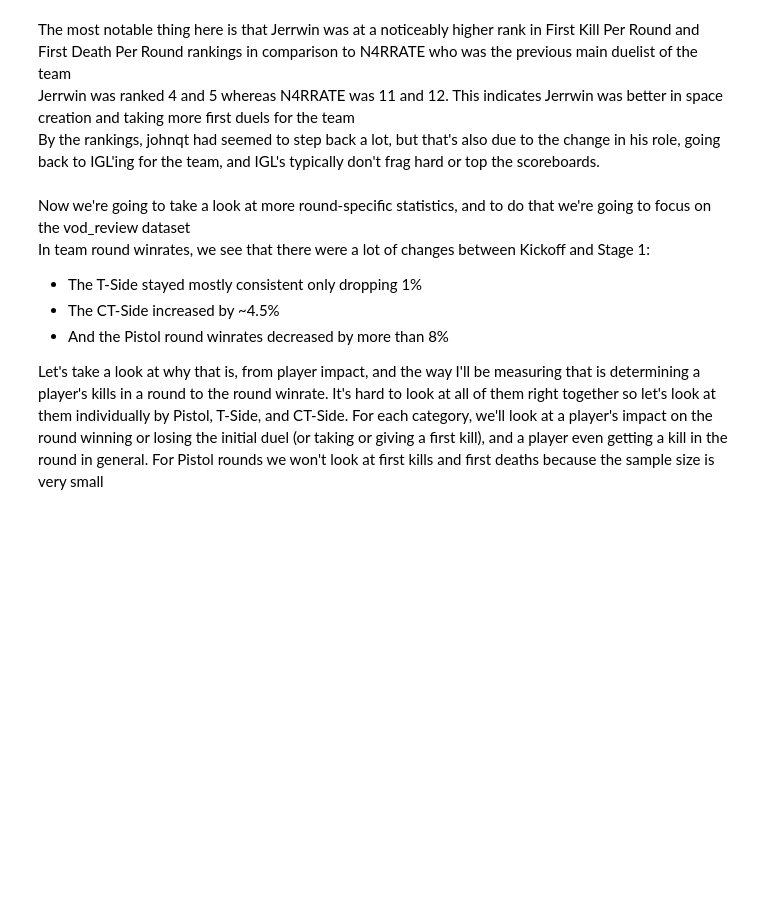
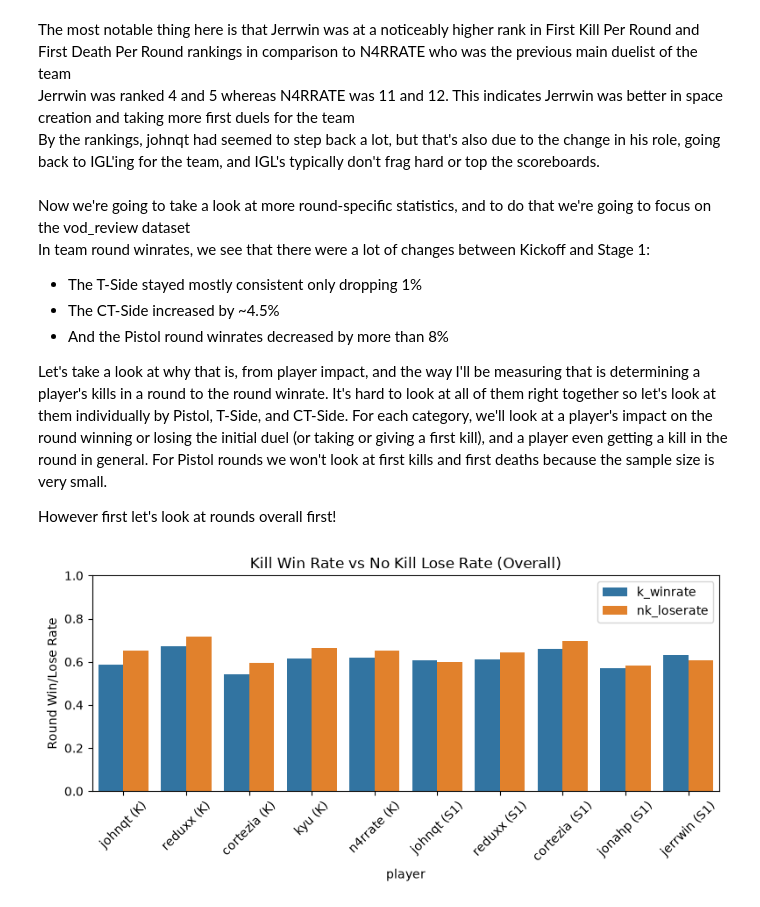
Before and after one commit to reeantran/sentinels_data_analysis, a Jupyter notebook: analysis.ipynb, the cells around one changed output. Cells and saved outputs as stored; diff of their text form; code cells hidden in the pictures; blank space fills up the shorter version.

```diff
--- a/analysis.ipynb
+++ b/analysis.ipynb
@@ -386,4 +386,74 @@ In team round winrates, we see that there were a lot of changes between Kickoff
 - The CT-Side increased by ~4.5%
 - And the Pistol round winrates decreased by more than 8%
 
-Let's take a look at why that is, from player impact, and the way I'll be measuring that is determining a player's kills in a round to the round winrate. It's hard to look at all of them right together so let's look at them individually by Pistol, T-Side, and CT-Side. For each category, we'll look at a player's impact on the round winning or losing the initial duel (or taking or giving a first kill), and a player even getting a kill in the round in general. For Pistol rounds we won't look at first kills and first deaths because the sample size is very small
+Let's take a look at why that is, from player impact, and the way I'll be measuring that is determining a player's kills in a round to the round winrate. It's hard to look at all of them right together so let's look at them individually by Pistol, T-Side, and CT-Side. For each category, we'll look at a player's impact on the round winning or losing the initial duel (or taking or giving a first kill), and a player even getting a kill in the round in general. For Pistol rounds we won't look at first kills and first deaths because the sample size is very small.
+
+However first let's look at rounds overall first!
+# %%
+overall_k = vod_review_df[vod_review_df['event'] == 'amer_kickoff_2026']
+overall_s1 = vod_review_df[vod_review_df['event'] == 'amer_stage_1_2026']
+
+players_k = [
+    ('johnqt_k_pre', 'johnqt_k_post'),
+    ('reduxx_k_pre', 'reduxx_k_post'),
+    ('cortezia_k_pre', 'cortezia_k_post'),
+    ('kyu_k_pre', 'kyu_k_post'),
+    ('n4rrate_k_pre', 'n4rrate_k_post')
+]
+
+players_s1 = [
+    ('johnqt_k_pre', 'johnqt_k_post'),
+    ('reduxx_k_pre', 'reduxx_k_post'),
+    ('cortezia_k_pre', 'cortezia_k_post'),
+    ('jonahp_k_pre', 'jonahp_k_post'),
+    ('jerrwin_k_pre', 'jerrwin_k_post')
+]
+
+rows = []
+
+for pre_col, post_col in players_k:
+    kill_mask = overall_k[[pre_col, post_col]].ge(1).any(axis=1)
+    no_kill_mask = overall_k[[pre_col, post_col]].fillna(0).lt(1).all(axis=1)
+
+    rows.append({
+        'player': pre_col.replace('_k_pre', '') + ' (K)',
+        'k_winrate': overall_k.loc[kill_mask, 'round_win'].mean(),
+        'nk_loserate': 1 - overall_k.loc[no_kill_mask, 'round_win'].mean()
+    })
+
+for pre_col, post_col in players_s1:
+    kill_mask = overall_s1[[pre_col, post_col]].ge(1).any(axis=1) # masks out rounds where x player had at least one kill pre-/post-plant
+    no_kill_mask = overall_s1[[pre_col, post_col]].fillna(0).lt(1).all(axis=1) # masks out rounds where x player had no kills in both pre-/post-plant
+
+    rows.append({
+        'player': pre_col.replace('_k_pre', '') + ' (S1)',
+        'k_winrate': overall_s1.loc[kill_mask, 'round_win'].mean(),
+        'nk_loserate': 1 - overall_s1.loc[no_kill_mask, 'round_win'].mean()
+    })
+
+plot_df = pd.DataFrame(rows)
+
+plot_df_long = plot_df.melt(
+    id_vars='player',
+    value_vars=['k_winrate', 'nk_loserate'],
+    var_name='side',
+    value_name='rate'
+)
+
+plt.figure(figsize=(8, 4))
+sns.barplot(
+    data=plot_df_long,
+    x='player',
+    y='rate',
+    hue='side'
+)
+
+plt.ylabel('Round Win/Lose Rate')
+plt.title('Kill Win Rate vs No Kill Lose Rate (Overall)')
+plt.ylim(0, 1)
+plt.xticks(rotation=45)
+plt.legend(title='')
+plt.tight_layout()
+plt.show()
+# %% [output]
+[figure, added]
```
Also changed, not shown: parts of 9 cells of this notebook, 3 other files.
